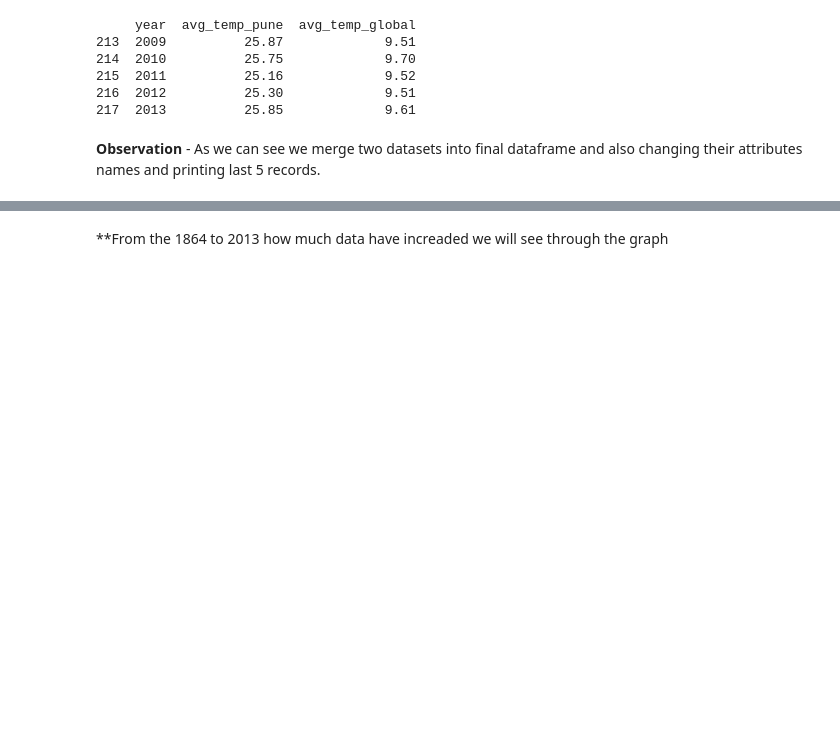
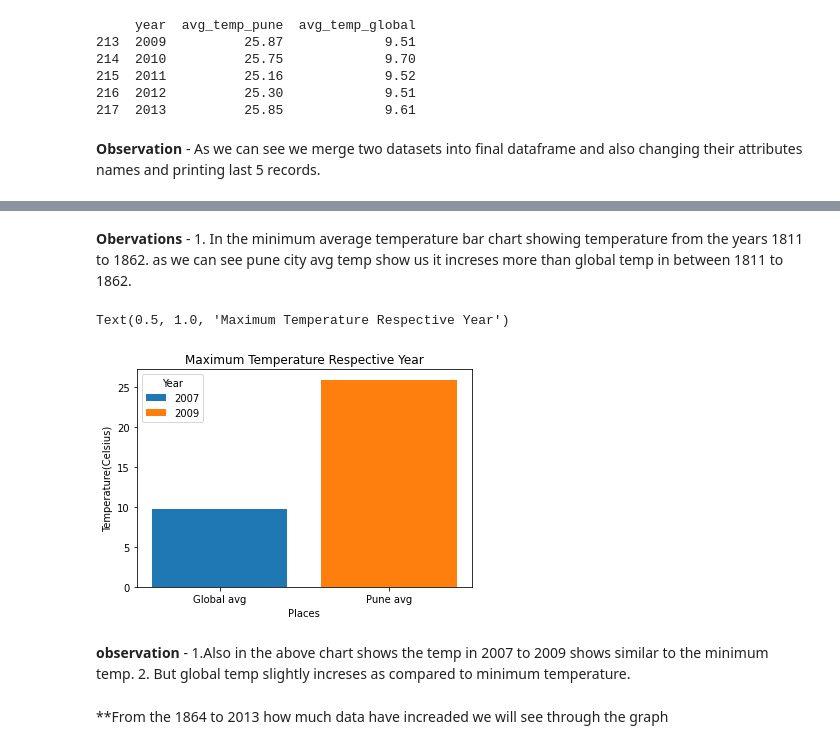
Before and after one commit to bhushanyadav07/Data-Analyst, a Jupyter notebook: Exploring_Weather_Trends.ipynb, the cells around one changed output, grey strips where cells are left out. Cells and saved outputs as stored; diff of their text form; code cells hidden in the pictures; blank space fills up the shorter version.

```diff
--- a/Exploring_Weather_Trends.ipynb
+++ b/Exploring_Weather_Trends.ipynb
@@ -194,3 +213,24 @@ avg_temp_global = final_df['avg_temp_global'].rolling(20).mean()
+# %% [markdown]
+**Obervations** - 1. In the minimum average temperature bar chart showing temperature from the years 1811 to 1862. as we can see pune city avg temp show us it increses more than global temp in between 1811 to 1862.
+# %%
+#avg_temp_global with resp year
+global_max = str(int(final_df.loc[final_df['avg_temp_global'].idxmax()]['year']))
+#avg_temp_pune with resp year
+pune_max = str(int(final_df.loc[final_df['avg_temp_pune'].idxmax()]['year']))
+
+
+plt.bar('Global avg', final_df.avg_temp_global.max())
+plt.bar('Pune avg', final_df.avg_temp_pune.max())
+plt.legend([global_max, pune_max], title='Year')
+plt.ylabel('Temperature(Celsius)')
+plt.xlabel('Places')
+plt.title('Maximum Temperature Respective Year')
+# %% [output]
+Text(0.5, 1.0, 'Maximum Temperature Respective Year')
+[figure, added]
+# %% [markdown]
+**observation** - 1.Also in the above chart shows the temp in 2007 to 2009 shows similar to the minimum temp.
+2. But global temp slightly increses as compared to minimum temperature.
 # %% [markdown]
 **From the 1864 to 2013 how much data have increaded we will see through the graph
 # %%
```
Also changed, not shown: parts of 15 cells of this notebook.
